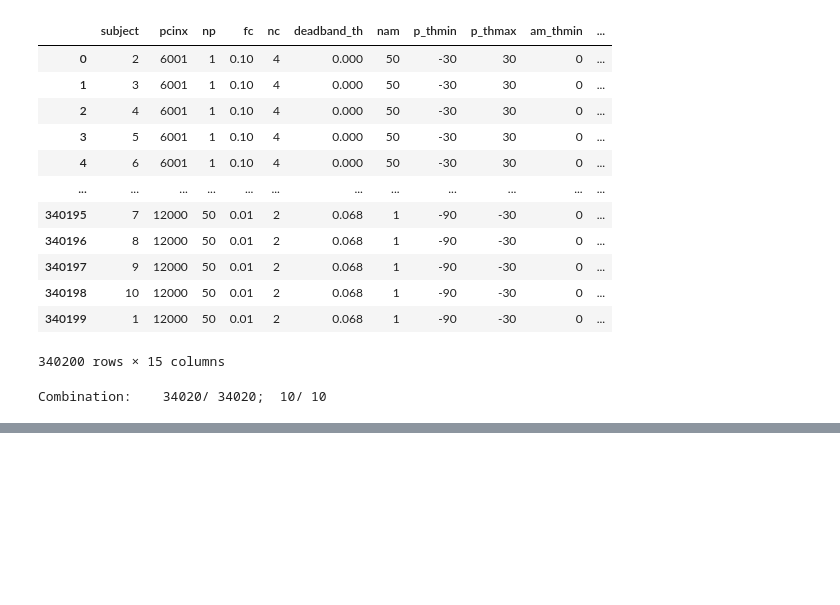
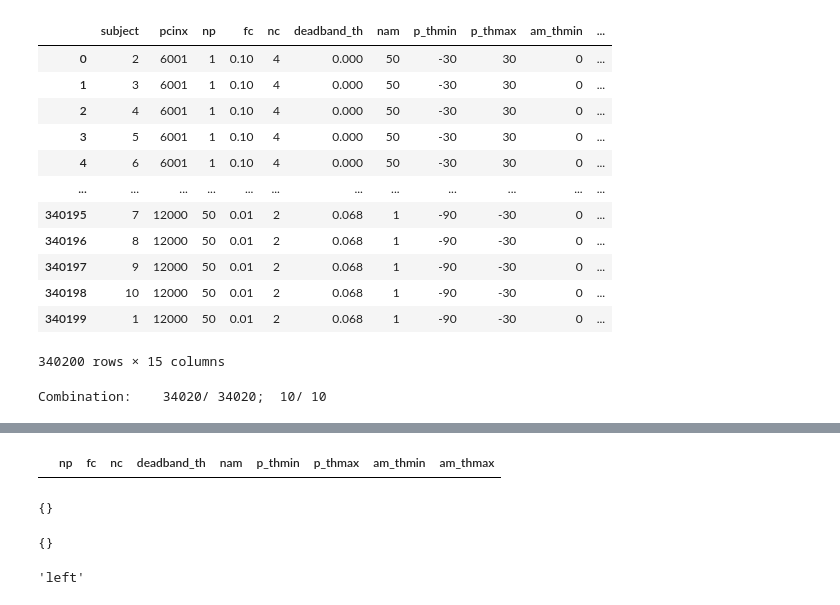
Before and after one commit to siva82kb/gmac, a Jupyter notebook: notebooks/01-gmac_optimization.ipynb, the cells around one changed output, grey strips where cells are left out. Drawn from its saved outputs; the diff is of its cells as text; code cells hidden in the pictures; blank space fills up the shorter version.

```diff
--- a/notebooks/01-gmac_optimization.ipynb
+++ b/notebooks/01-gmac_optimization.ipynb
@@ -404,0 +632,60 @@ bestparamsdf.to_csv(pathlib.Path(outdir, limbkey, f"bestparamsdf.csv"), index=Fa
+# %%
+# np value
+np_val = 1
+p_thmin_val = -30
+p_thmax_val = 0
+am_thmin_val = 0
+am_thmax_val = 0
+new_bp_df = best_pc_vals_df.loc[(best_pc_vals_df.np == np_val) &
+                                (best_pc_vals_df.p_thmin == p_thmin_val) &
+                                (best_pc_vals_df.p_thmax == p_thmax_val) &
+                                (best_pc_vals_df.am_thmin == am_thmin_val) &
+                                (best_pc_vals_df.am_thmax == am_thmax_val), :].copy()
+new_bp_df.reset_index(drop=True, inplace=True)
+new_bp_df
+# %% [output]
+|  | np | fc | nc | deadband_th | nam | p_thmin | p_thmax | am_thmin | am_thmax |
+# %%
+_fc_vals, _nc_vals = (np.unique(new_bp_df["fc"].values),
+                      np.unique(new_bp_df["nc"].values))
+_fcnc_combs = list(itertools.product(_fc_vals, _nc_vals))
+# Count of the different fc and nc combinations
+_fcnc_combs_count = {
+    (_fc, _nc): len(new_bp_df.loc[(new_bp_df["fc"] == _fc) &
+                                  (new_bp_df["nc"] == _nc), :])
+    for _fc, _nc in _fcnc_combs
+}
+print(_fcnc_combs_count)
+
+_fname = pathlib.Path(outdir, limbkey, "best_param_combs.txt")
+with open(_fname, "a") as fh:
+    # Write header
+    fh.write(f"\n--- fc, nc Combinations ---\n")
+    for k, v in _fcnc_combs_count.items():
+        fh.write(f"\n{k}: {v}\n")
+# %% [output]
+{}
+# %%
+_nam_vals, _db_vals = (np.unique(new_bp_df["nam"].values),
+                       np.unique(new_bp_df["deadband_th"].values))
+_nmdb_combs = list(itertools.product(_nam_vals, _db_vals))
+# Count of the different fc and nc combinations
+_nmdb_combs_counts = {
+    (_nam, _db): len(new_bp_df.loc[(new_bp_df["nam"] == _nam) &
+                                  (new_bp_df["deadband_th"] == _db), :])
+    for _nam, _db in _nmdb_combs
+}
+print(_nmdb_combs_counts)
+
+_fname = pathlib.Path(outdir, limbkey, "best_param_combs.txt")
+with open(_fname, "a") as fh:
+    # Write header
+    fh.write(f"\n--- nam, deadband_th Combinations ---\n")
+    for k, v in _nmdb_combs_counts.items():
+        fh.write(f"\n{k}: {v}\n")
+# %% [output]
+{}
+# %%
+limbkey
+# %% [output]
+'left'
```
Also changed, not shown: parts of 18 cells of this notebook, 2 other files.
